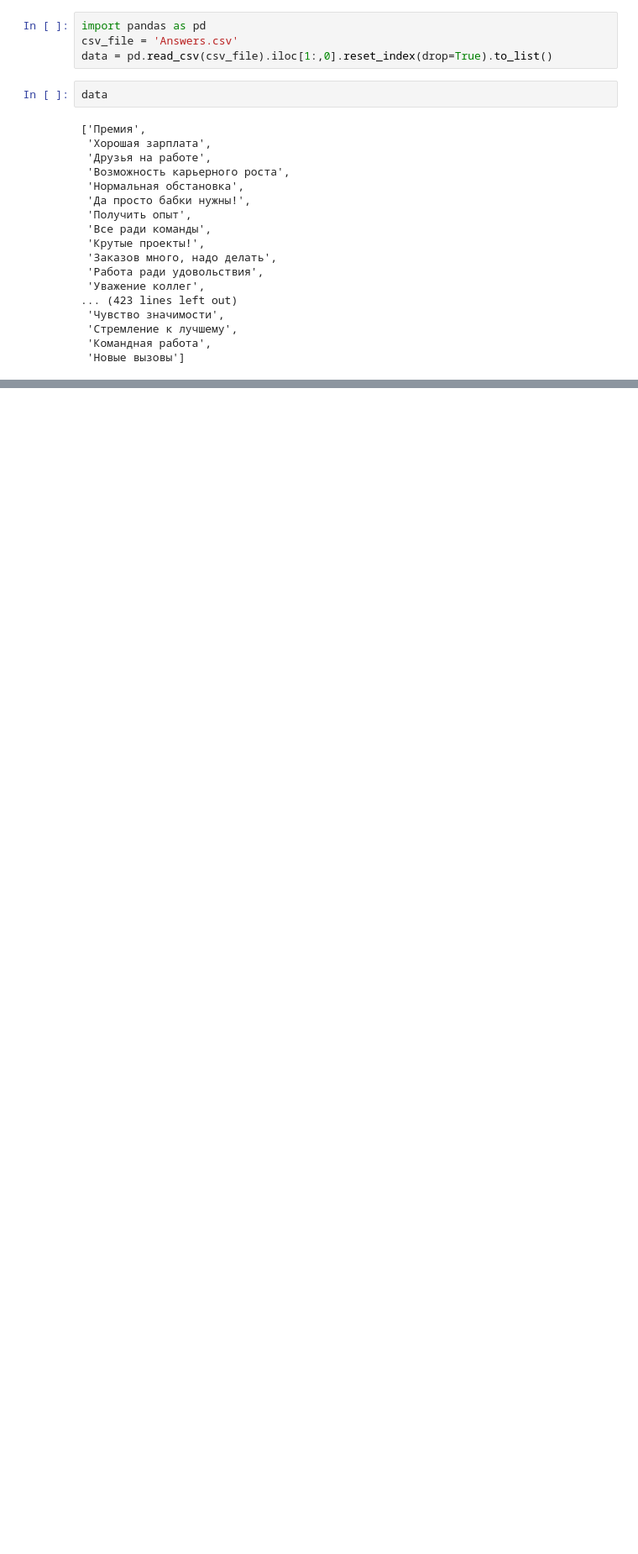
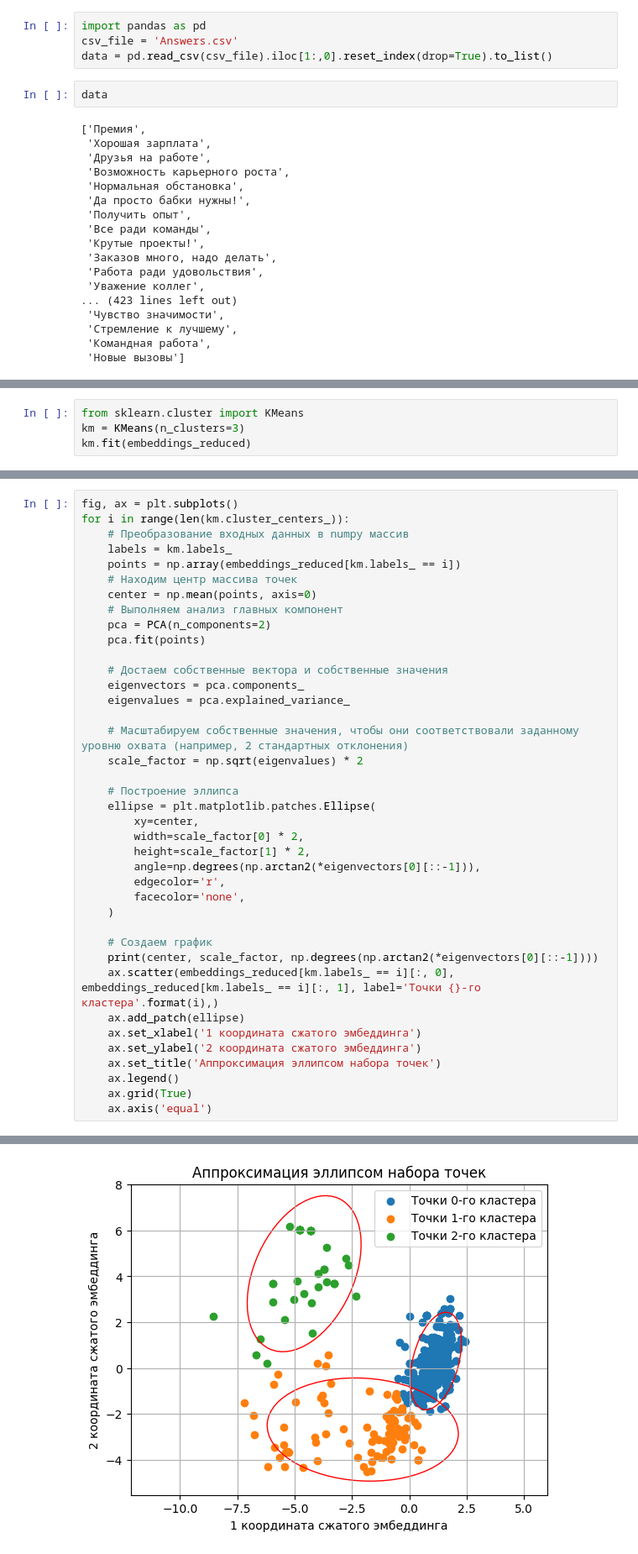
Before and after one commit to DrozdovMK/Hakaton-mts-link, a Jupyter notebook: notebooks/drozdov_test.ipynb, the cells around one changed output, grey strips where cells are left out. Shown at 84% size. Cells and saved outputs as stored; diff of their text form; blank space fills up the shorter version.

```diff
--- a/notebooks/drozdov_test.ipynb
+++ b/notebooks/drozdov_test.ipynb
@@ -230,0 +182,4 @@ list(np.array([1,2,5]))
+# %%
+from sklearn.cluster import KMeans
+km = KMeans(n_clusters=3)
+km.fit(embeddings_reduced)
@@ -230,0 +245,40 @@ list(np.array([1,2,5]))
+# %%
+fig, ax = plt.subplots()
+for i in range(len(km.cluster_centers_)):
+    # Преобразование входных данных в numpy массив
+    labels = km.labels_
+    points = np.array(embeddings_reduced[km.labels_ == i])
+    # Находим центр массива точек
+    center = np.mean(points, axis=0)
+    # Выполняем анализ главных компонент
+    pca = PCA(n_components=2)
+    pca.fit(points)
+
+    # Достаем собственные вектора и собственные значения
+    eigenvectors = pca.components_
+    eigenvalues = pca.explained_variance_
+
+    # Масштабируем собственные значения, чтобы они соответствовали заданному уровню охвата (например, 2 стандартных отклонения)
+    scale_factor = np.sqrt(eigenvalues) * 2
+
+    # Построение эллипса
+    ellipse = plt.matplotlib.patches.Ellipse(
+        xy=center,
+        width=scale_factor[0] * 2,
+        height=scale_factor[1] * 2,
+        angle=np.degrees(np.arctan2(*eigenvectors[0][::-1])),
+        edgecolor='r',
+        facecolor='none',
+    )
+
+    # Создаем график
+    print(center, scale_factor, np.degrees(np.arctan2(*eigenvectors[0][::-1])))
+    ax.scatter(embeddings_reduced[km.labels_ == i][:, 0], embeddings_reduced[km.labels_ == i][:, 1], label='Точки {}-го кластера'.format(i),)
+    ax.add_patch(ellipse)
+    ax.set_xlabel('1 координата сжатого эмбеддинга')
+    ax.set_ylabel('2 координата сжатого эмбеддинга')
+    ax.set_title('Аппроксимация эллипсом набора точек')
+    ax.legend()
+    ax.grid(True)
+    ax.axis('equal')
+# %% [output]
@@ -230,0 +288 @@ list(np.array([1,2,5]))
+[figure, added]
```
Also changed, not shown: parts of 15 cells of this notebook, 6 other files.
